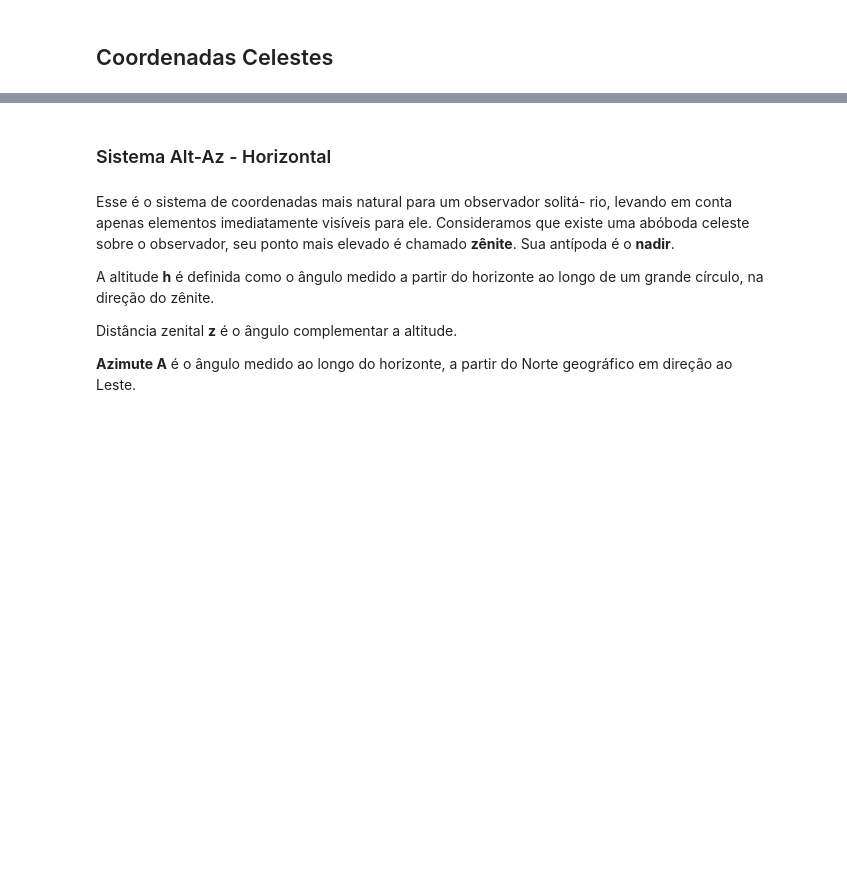
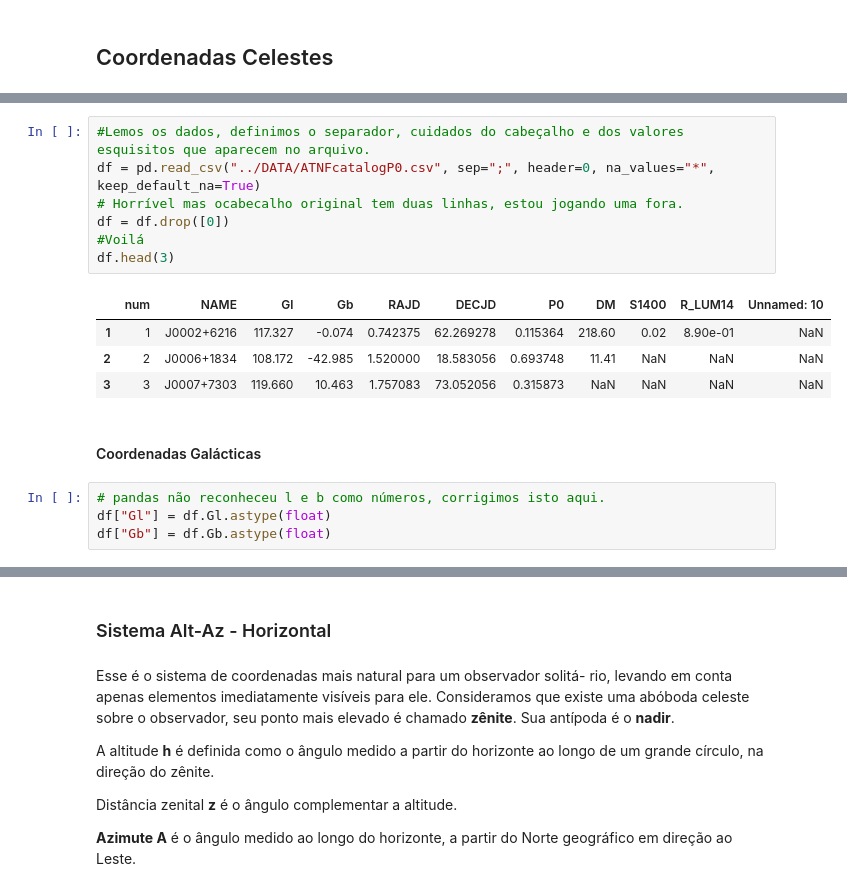
Before and after one commit to lbarosi/IntroAstrofisicaCosmologia, a Jupyter notebook: Notebooks/AULA-01.ipynb, the cells around one changed output, grey strips where cells are left out. Saved outputs shown, nothing was run; the diff lists cells and outputs as text; blank space fills up the shorter version.

```diff
--- a/Notebooks/AULA-01.ipynb
+++ b/Notebooks/AULA-01.ipynb
@@ -259,0 +273,18 @@ plt.show();
+# %%
+#Lemos os dados, definimos o separador, cuidados do cabeçalho e dos valores esquisitos que aparecem no arquivo.
+df = pd.read_csv("../DATA/ATNFcatalogP0.csv", sep=";", header=0, na_values="*", keep_default_na=True)
+# Horrível mas ocabecalho original tem duas linhas, estou jogando uma fora.
+df = df.drop([0])
+#Voilá
+df.head(3)
+# %% [output]
+|  | num | NAME | Gl | Gb | RAJD | DECJD | P0 | DM | S1400 | R_LUM14 | Unnamed: 10 |
+| 1 | 1 | J0002+6216 | 117.327 | -0.074 | 0.742375 | 62.269278 | 0.115364 | 218.60 | 0.02 | 8.90e-01 | NaN |
+| 2 | 2 | J0006+1834 | 108.172 | -42.985 | 1.520000 | 18.583056 | 0.693748 | 11.41 | NaN | NaN | NaN |
+| 3 | 3 | J0007+7303 | 119.660 | 10.463 | 1.757083 | 73.052056 | 0.315873 | NaN | NaN | NaN | NaN |
+# %% [markdown]
+#### Coordenadas Galácticas
+# %%
+# pandas não reconheceu l e b como números, corrigimos isto aqui.
+df["Gl"] = df.Gl.astype(float)
+df["Gb"] = df.Gb.astype(float)
```
Also changed, not shown: parts of 18 cells of this notebook, 2 other files.
